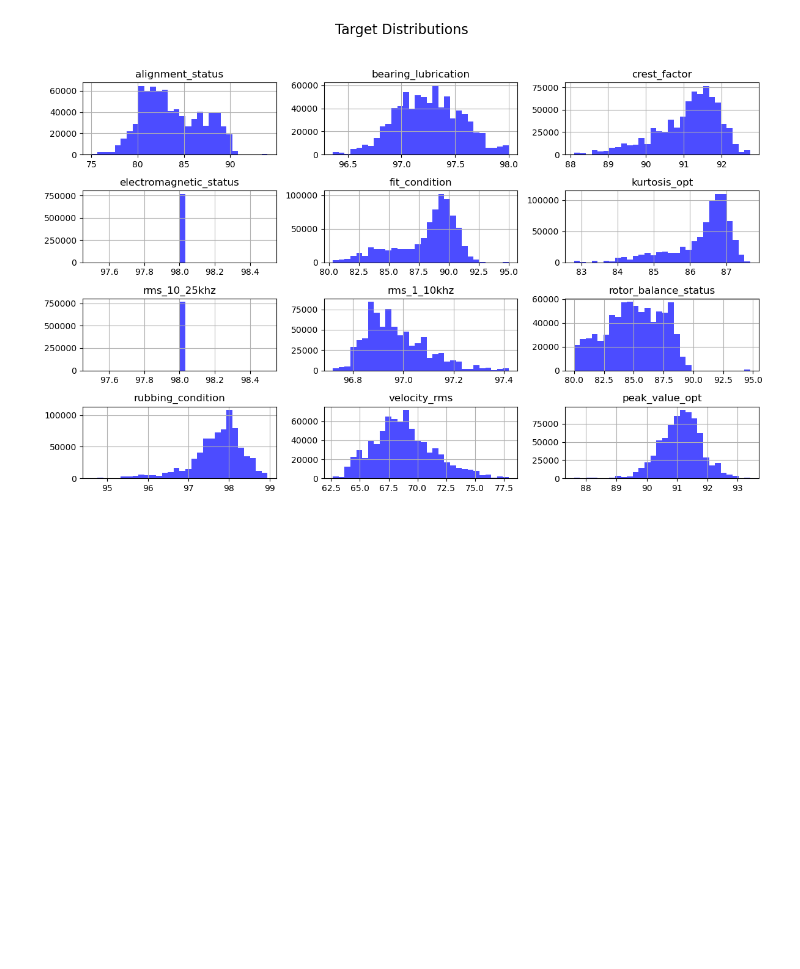
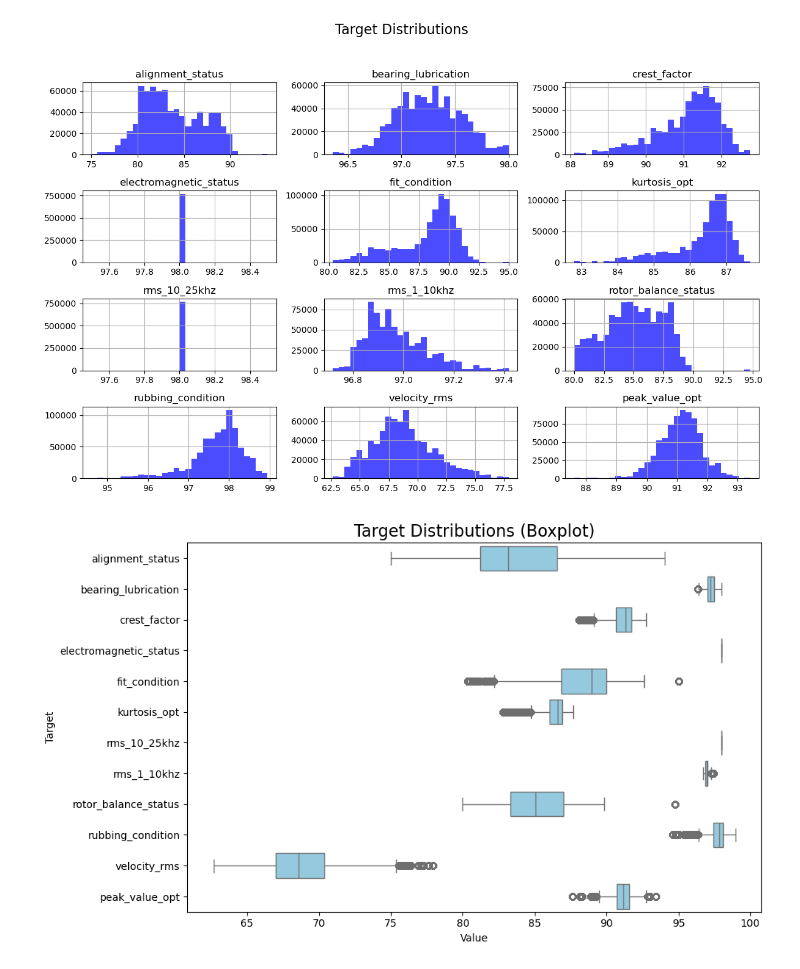
Before and after one commit to henryha2019/capstone, a Jupyter notebook: notebook/eda_conveyer_belt.ipynb, the cells around one changed output. Cells and saved outputs as stored; diff of their text form; code cells hidden in the pictures; blank space fills up the shorter version.

```diff
--- a/notebook/eda_conveyer_belt.ipynb
+++ b/notebook/eda_conveyer_belt.ipynb
@@ -246,3 +251,18 @@ plt.tight_layout(rect=[0, 0, 1, 0.95])
 plt.show()
 # %% [output]
 [figure]
+# %%
+target_data_long = cleaned_data[targets].melt(var_name='Target', value_name='Value')
+
+# Create horizontal boxplot
+plt.figure(figsize=(10, 6))
+sns.boxplot(data=target_data_long, y='Target', x='Value', color='skyblue')
+
+plt.title('Target Distributions (Boxplot)', fontsize=16)
+plt.xlabel('Value')
+plt.ylabel('Target')
+plt.tight_layout()
+plt.savefig('../docs/images/target_boxplots.png', dpi=300, bbox_inches='tight')
+plt.show()
+# %% [output]
+[figure, added]
```
Also changed, not shown: parts of 7 cells of this notebook, 15 other files.
